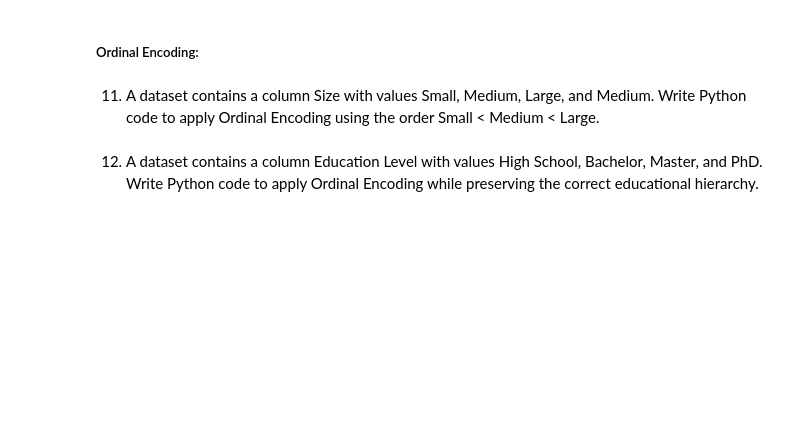
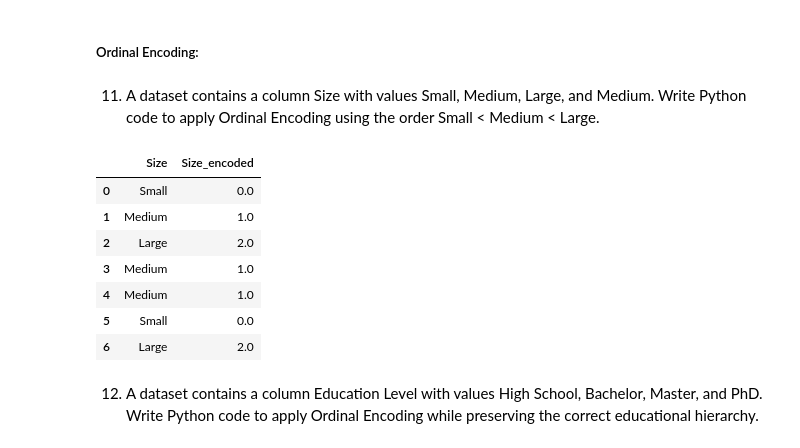
Before and after one commit to harshcodeing1234/Data-science, a Jupyter notebook: Feture Engineering/practice.ipynb, the cells around one changed output. Cells and saved outputs as stored; diff of their text form; code cells hidden in the pictures; blank space fills up the shorter version.

```diff
--- a/Feture Engineering/practice.ipynb
+++ b/Feture Engineering/practice.ipynb
@@ -509,6 +609,30 @@ apply Label Encoding and store the encoder so it can be reused later for new dat
 # %% [markdown]
 11. A dataset contains a column Size with values Small, Medium, Large, and Medium. Write
 Python code to apply Ordinal Encoding using the order Small < Medium < Large.
+# %%
+data = {
+    'Size':['Small','Medium','Large','Medium','Medium','Small','Large']
+}
+
+df = pd.DataFrame(data)
+df
+
+# create instance and define order
+ord_encoder = OrdinalEncoder(categories=[['Small','Medium','Large']])
+
+# fit and transform..
+df['Size_encoded'] = ord_encoder.fit_transform(df[['Size']])
+
+df
+# %% [output]
+|  | Size | Size_encoded |
+| 0 | Small | 0.0 |
+| 1 | Medium | 1.0 |
+| 2 | Large | 2.0 |
+| 3 | Medium | 1.0 |
+| 4 | Medium | 1.0 |
+| 5 | Small | 0.0 |
+| 6 | Large | 2.0 |
 # %% [markdown]
 12. A dataset contains a column Education Level with values High School, Bachelor, Master,
 and PhD. Write Python code to apply Ordinal Encoding while preserving the correct
```
Also changed, not shown: parts of 19 cells of this notebook, 5 other files.
